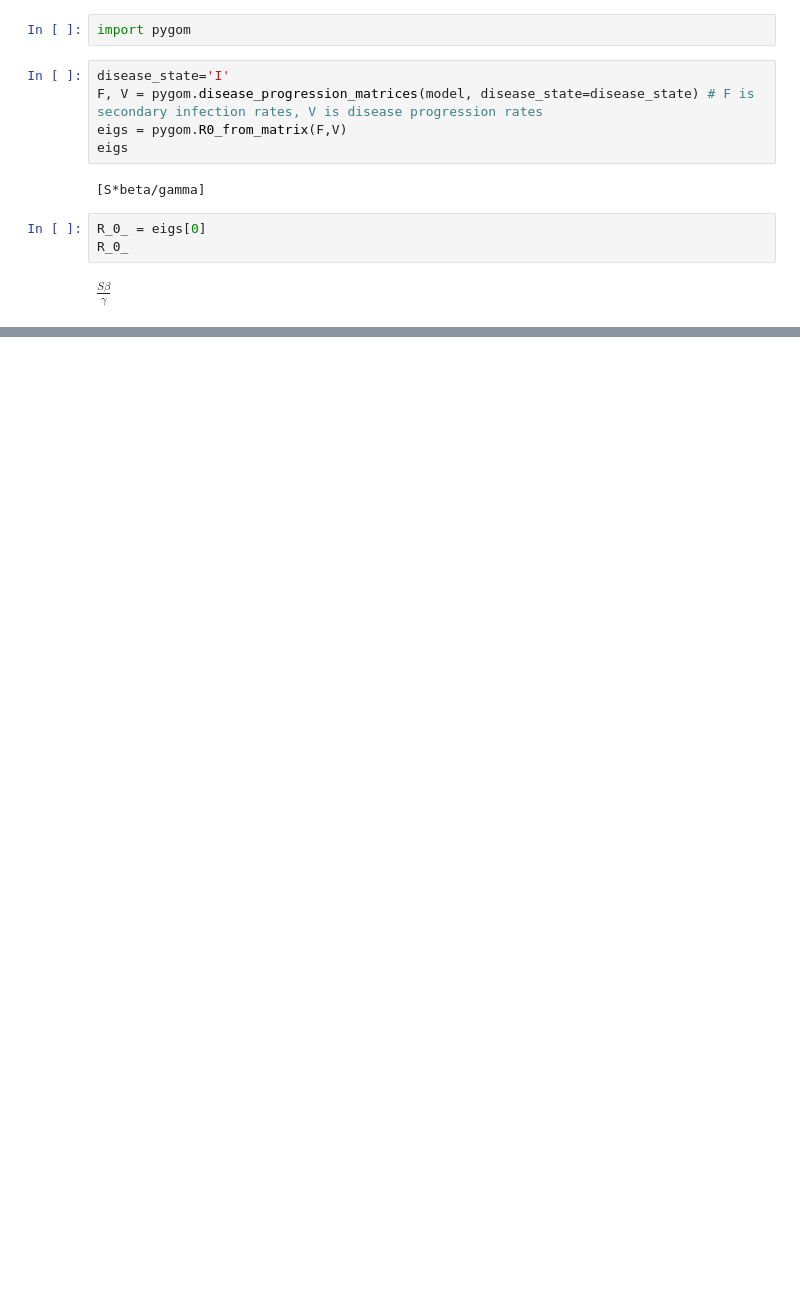
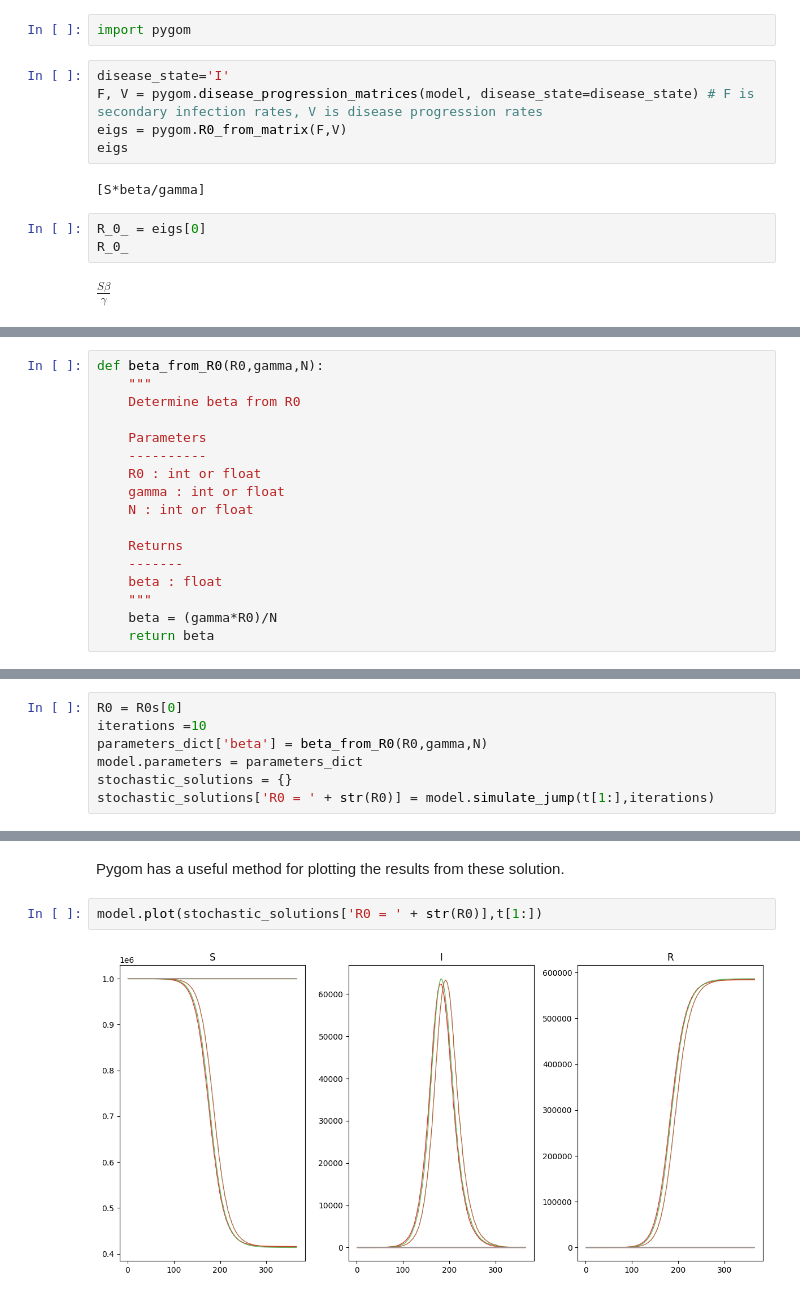
Before and after one commit to m-d-grunnill/Python-and-PyGOM-tuorial, a Jupyter notebook: Python_packages_for_Applied_Maths_and_PyGOM.ipynb, the cells around one changed output, grey strips where cells are left out. Drawn from its saved outputs; the diff is of its cells as text; blank space fills up the shorter version.

```diff
--- a/Python_packages_for_Applied_Maths_and_PyGOM.ipynb
+++ b/Python_packages_for_Applied_Maths_and_PyGOM.ipynb
@@ -270,0 +287,17 @@ Remember that S at time 0 is approximate to our total population (N). Therefore,
+# %%
+def beta_from_R0(R0,gamma,N):
+    """
+    Determine beta from R0
+
+    Parameters
+    ----------
+    R0 : int or float
+    gamma : int or float
+    N : int or float
+
+    Returns
+    -------
+    beta : float
+    """
+    beta = (gamma*R0)/N
+    return beta
@@ -270,0 +392,7 @@ Remember that S at time 0 is approximate to our total population (N). Therefore,
+# %%
+R0 = R0s[0]
+iterations =10
+parameters_dict['beta'] = beta_from_R0(R0,gamma,N)
+model.parameters = parameters_dict
+stochastic_solutions = {}
+stochastic_solutions['R0 = ' + str(R0)] = model.simulate_jump(t[1:],iterations)
@@ -270,0 +419,6 @@ Remember that S at time 0 is approximate to our total population (N). Therefore,
+# %% [markdown]
+Pygom has a useful method for plotting the results from these solution.
+# %%
+model.plot(stochastic_solutions['R0 = ' + str(R0)],t[1:])
+# %% [output]
+[figure, added]
```
Also changed, not shown: parts of 15 cells of this notebook.
